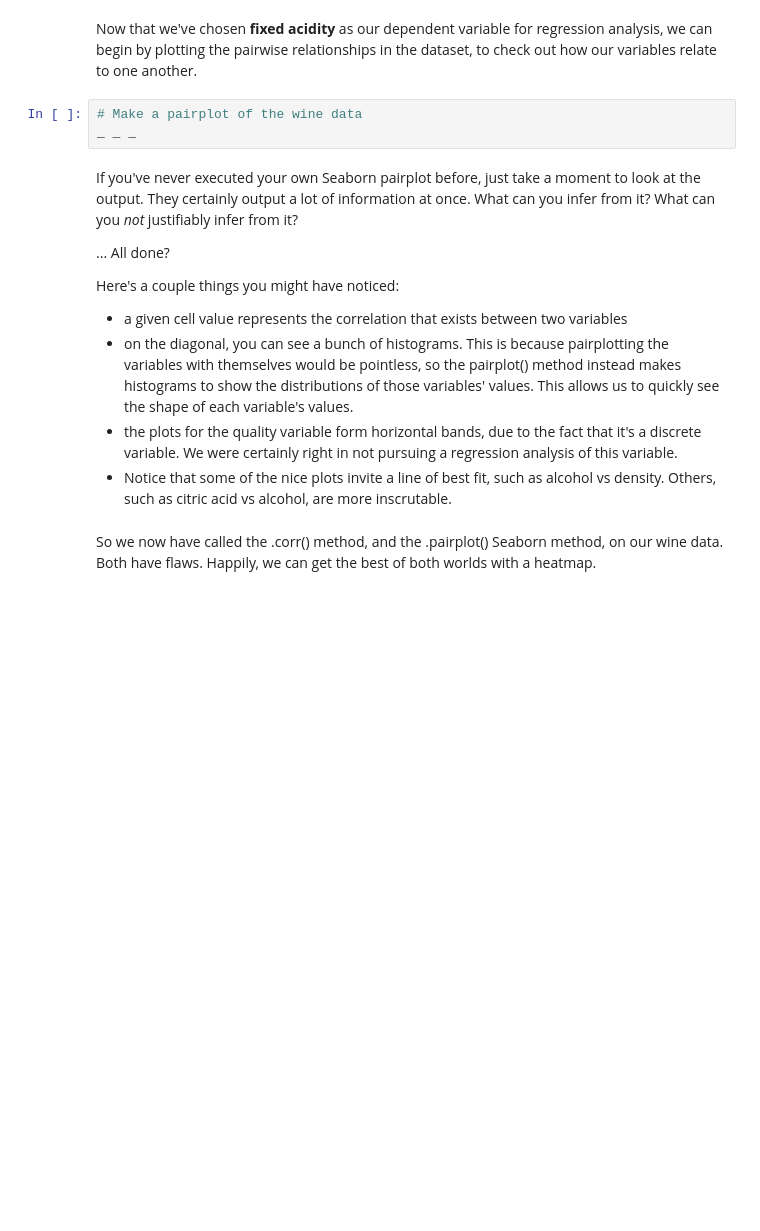
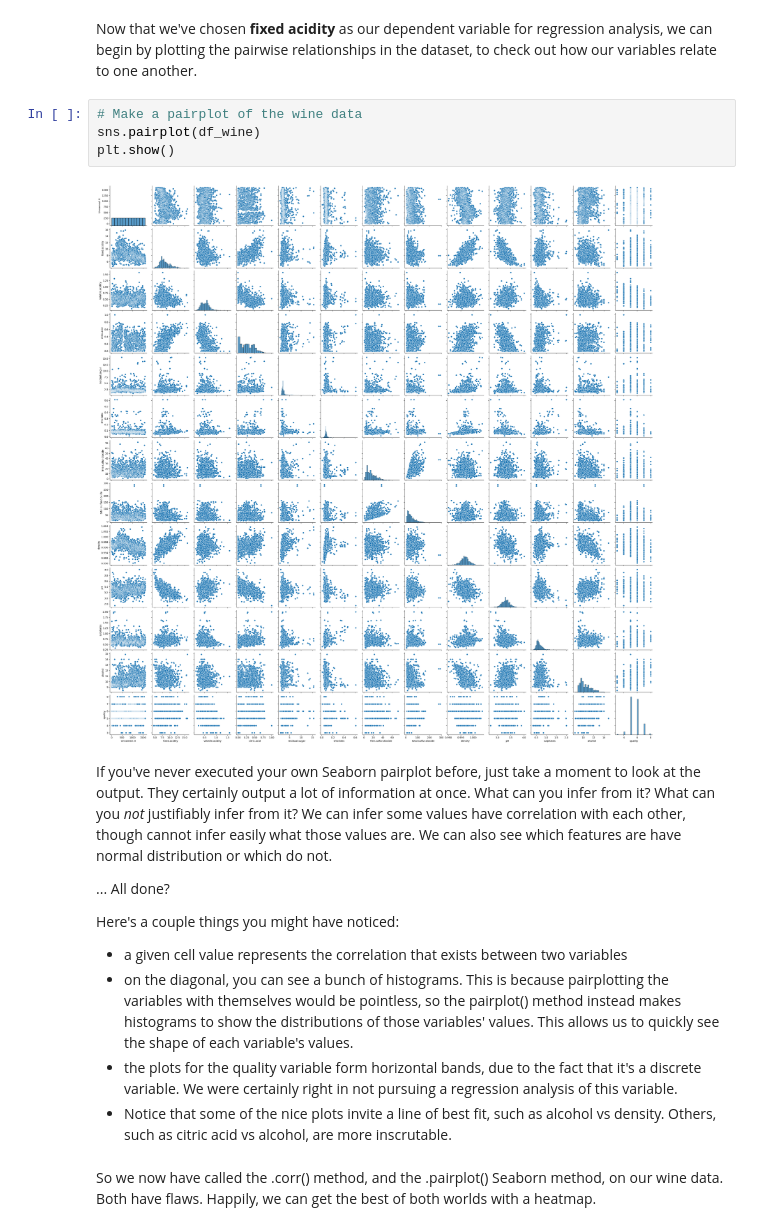
Before and after one commit to tpoozhikala/Springboard, a Jupyter notebook: Linear_Regression_Case_Study/Springboard_Regression_Case_Study_-_the_Red_Wine_Dataset_-_Tier_3.ipynb, the cells around one changed output. Cells and saved outputs as stored; diff of their text form; blank space fills up the shorter version.

```diff
--- a/Linear_Regression_Case_Study/Springboard_Regression_Case_Study_-_the_Red_Wine_Dataset_-_Tier_3.ipynb
+++ b/Linear_Regression_Case_Study/Springboard_Regression_Case_Study_-_the_Red_Wine_Dataset_-_Tier_3.ipynb
@@ -193,9 +208,12 @@ The heading of this stage of the data science pipeline ('Cleaning, Transforming,
 Now that we've chosen **fixed acidity** as our dependent variable for regression analysis, we can begin by plotting the pairwise relationships in the dataset, to check out how our variables relate to one another.
 # %%
 # Make a pairplot of the wine data
-_ _ _
+sns.pairplot(df_wine)
+plt.show()
+# %% [output]
+[figure, added]
 # %% [markdown]
-If you've never executed your own Seaborn pairplot before, just take a moment to look at the output. They certainly output a lot of information at once. What can you infer from it? What can you *not* justifiably infer from it?
+If you've never executed your own Seaborn pairplot before, just take a moment to look at the output. They certainly output a lot of information at once. What can you infer from it? What can you *not* justifiably infer from it? We can infer some values have correlation with each other, though cannot infer easily what those values are. We can also see which features are have normal distribution or which do not.
 
 ... All done?
 
```
Also changed, not shown: parts of 6 cells of this notebook.
